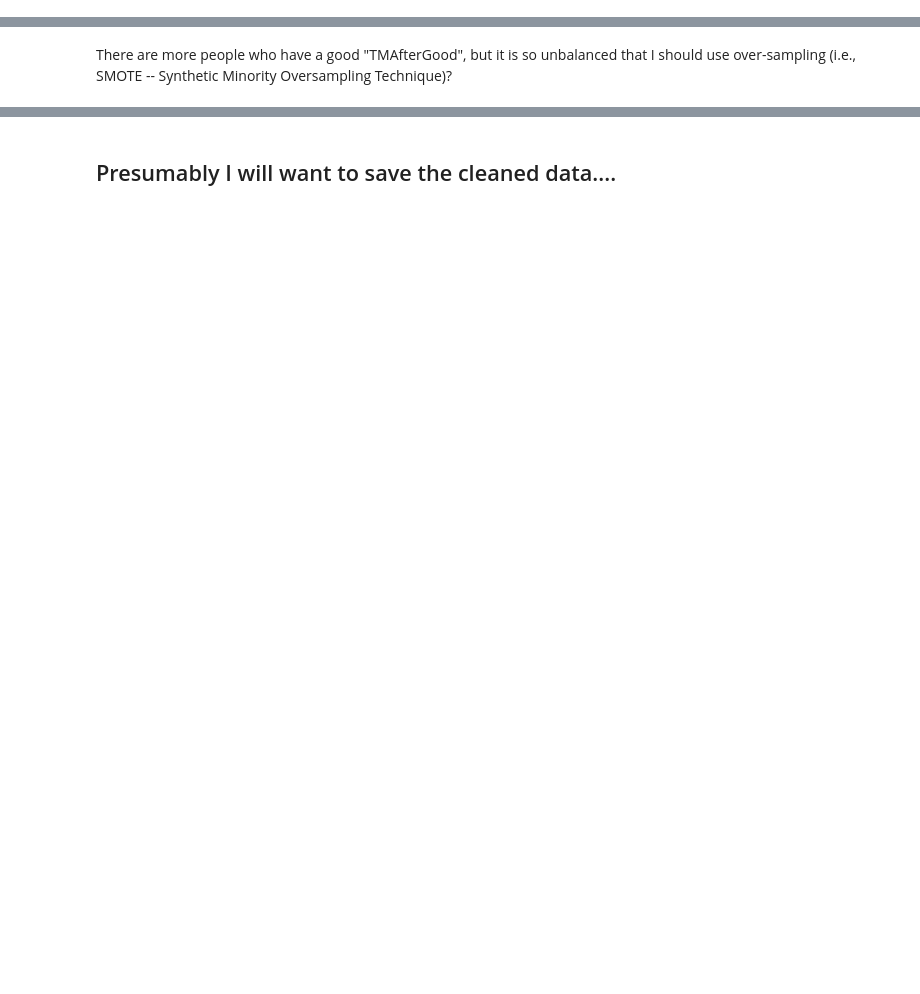
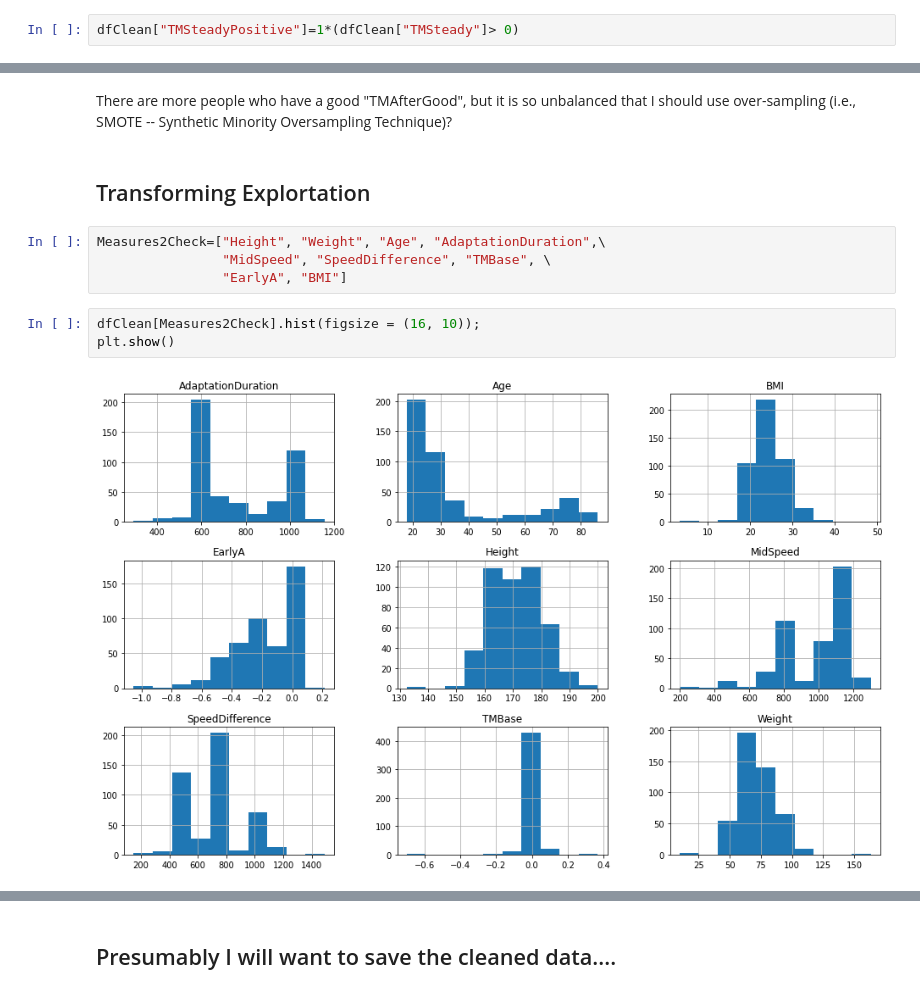
Before and after one commit to csombric/SplitBeltDatabase, a Jupyter notebook: SplitBeltAnalysis_DataCleaning.ipynb, the cells around one changed output, grey strips where cells are left out. Saved outputs shown, nothing was run; the diff lists cells and outputs as text; blank space fills up the shorter version.

```diff
--- a/SplitBeltAnalysis_DataCleaning.ipynb
+++ b/SplitBeltAnalysis_DataCleaning.ipynb
@@ -196,6 +174,8 @@ import seaborn as sns # Also to visualize
 sns.countplot(x="TMSteadyGood", data=dfClean)
 # %% [output]
 <matplotlib.axes._subplots.AxesSubplot at 0x...>
+# %%
+dfClean["TMSteadyPositive"]=1*(dfClean["TMSteady"]> 0)
 # %%
 dfClean["TMAfter"].describe()
 # %% [output]
@@ -216,2 +197,14 @@ sns.countplot(x="TMAfterGood", data=dfClean)
 # %% [markdown]
 There are more people who have a good "TMAfterGood", but it is so unbalanced that I should use over-sampling (i.e., SMOTE -- Synthetic Minority Oversampling Technique)?
+# %% [markdown]
+Transforming Explortation
+---
+# %%
+Measures2Check=["Height", "Weight", "Age", "AdaptationDuration",\
+                "MidSpeed", "SpeedDifference", "TMBase", \
+                "EarlyA", "BMI"]
+# %%
+dfClean[Measures2Check].hist(figsize = (16, 10));
+plt.show()
+# %% [output]
+[figure, added]
```
Also changed, not shown: parts of 23 cells of this notebook.
